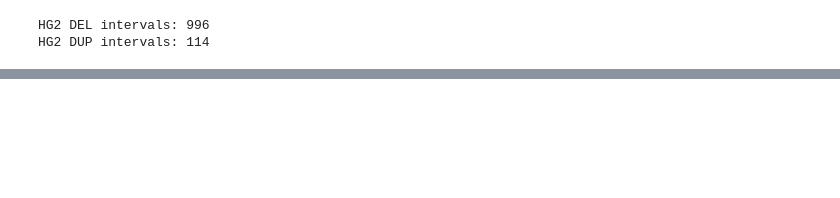
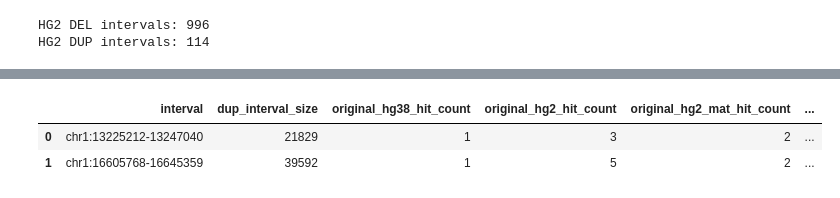
Before and after one commit to broadinstitute/T2T-ACE, a Jupyter notebook: notebooks/dup_dev.ipynb, the cells around one changed output, grey strips where cells are left out. Saved outputs shown, nothing was run; the diff lists cells and outputs as text; code cells hidden in the pictures; blank space fills up the shorter version.

```diff
--- a/notebooks/dup_dev.ipynb
+++ b/notebooks/dup_dev.ipynb
@@ -641,0 +315,70 @@ gap within DUP: chrY:10670735-10691642 chrY:10679715-10682442 20908 2728 13.05%
+# %%
+hg2_dup_summary_df = pd.DataFrame()
+hg2_dup_summary_df['interval'] = DUP_pass_intervals[:2]
+
+# Collect the results for each interval from dup_eval
+dup_interval_size_list = []
+original_hg38_hit_count_list = []
+original_hg2_hit_count_list = []
+original_hg2_mat_hit_count_list = []
+original_hg2_pat_hit_count_list = []
+original_dup_interval_major_classification_list = []
+original_dup_interval_sub_classification_list = []
+original_dup_interval_contain_big_gap_list = []
+corrected_interval_list = []
+corrected_interval_size_list = []
+expanded_length_list = []
+corrected_hg38_hit_count_list = []
+corrected_hg2_hit_count_list = []
+corrected_hg2_mat_hit_count_list = []
+corrected_hg2_pat_hit_count_list = []
+corrected_dup_interval_major_classification_list = []
+corrected_dup_interval_sub_classification_list = []
+corrected_pos_accuracy_list = []
+corrected_end_accuracy_list = []
+
+for interval in DUP_pass_intervals[:2]:
+    print(interval)
+    interval_sum_dict = duplication_evaluation.eval_dup_interval(interval, ReferenceLocations.hg38, ReferenceLocations.hg002t2t, hg38, hg002t2t).analyzeDuplicationIntervals()
+    dup_interval_size_list.append(interval_sum_dict['dup_interval_size'])
+    original_hg38_hit_count_list.append(interval_sum_dict['original_hg38_hit_count'])
+    original_hg2_hit_count_list.append(interval_sum_dict['original_hg2_hit_count'])
+    original_hg2_mat_hit_count_list.append(interval_sum_dict['original_hg2_mat_hit_count'])
+    original_hg2_pat_hit_count_list.append(interval_sum_dict['original_hg2_pat_hit_count'])
+    original_dup_interval_major_classification_list.append(interval_sum_dict['original_dup_interval_major_classification'])
+    original_dup_interval_sub_classification_list.append(interval_sum_dict['original_dup_interval_sub_classification'])
+    original_dup_interval_contain_big_gap_list.append(interval_sum_dict['original_dup_interval_contain_big_gap'])
+    corrected_interval_list.append(interval_sum_dict['corrected_interval'])
+    corrected_interval_size_list.append(interval_sum_dict['corrected_interval_size'])
+    expanded_length_list.append(interval_sum_dict['expanded_length'])
+    corrected_hg38_hit_count_list.append(interval_sum_dict['corrected_hg38_hit_count'])
+    corrected_hg2_hit_count_list.append(interval_sum_dict['corrected_hg2_hit_count'])
+    corrected_hg2_mat_hit_count_list.append(interval_sum_dict['corrected_hg2_mat_hit_count'])
+    corrected_hg2_pat_hit_count_list.append(interval_sum_dict['corrected_hg2_pat_hit_count'])
+    corrected_dup_interval_major_classification_list.append(interval_sum_dict['corrected_dup_interval_major_classification'])
+    corrected_dup_interval_sub_classification_list.append(interval_sum_dict['corrected_dup_interval_sub_classification'])
+    corrected_pos_accuracy_list.append(interval_sum_dict['corrected_pos_accuracy'])
+    corrected_end_accuracy_list.append(interval_sum_dict['corrected_end_accuracy'])
+
+hg2_dup_summary_df['dup_interval_size'] = dup_interval_size_list
+hg2_dup_summary_df['original_hg38_hit_count'] = original_hg38_hit_count_list
+hg2_dup_summary_df['original_hg2_hit_count'] = original_hg2_hit_count_list
+hg2_dup_summary_df['original_hg2_mat_hit_count'] = original_hg2_mat_hit_count_list
+hg2_dup_summary_df['original_hg2_pat_hit_count'] = original_hg2_pat_hit_count_list
+hg2_dup_summary_df['original_dup_interval_major_classification'] = original_dup_interval_major_classification_list
+hg2_dup_summary_df['original_dup_interval_sub_classification'] = original_dup_interval_sub_classification_list
+hg2_dup_summary_df['original_dup_interval_contain_big_gap'] = original_dup_interval_contain_big_gap_list
+hg2_dup_summary_df['corrected_interval'] = corrected_interval_list
+hg2_dup_summary_df['corrected_interval_size'] = corrected_interval_size_list
+hg2_dup_summary_df['expanded_length'] = expanded_length_list
+hg2_dup_summary_df['corrected_hg38_hit_count'] = corrected_hg38_hit_count_list
+hg2_dup_summary_df['corrected_hg2_hit_count'] = corrected_hg2_hit_count_list
+hg2_dup_summary_df['corrected_hg2_mat_hit_count'] = corrected_hg2_mat_hit_count_list
+hg2_dup_summary_df['corrected_hg2_pat_hit_count'] = corrected_hg2_pat_hit_count_list
+hg2_dup_summary_df['corrected_dup_interval_major_classification'] = corrected_dup_interval_major_classification_list
+hg2_dup_summary_df['corrected_dup_interval_sub_classification'] = corrected_dup_interval_sub_classification_list
+hg2_dup_summary_df['corrected_pos_accuracy'] = corrected_pos_accuracy_list
+hg2_dup_summary_df['corrected_end_accuracy'] = corrected_end_accuracy_list
+
+hg2_dup_summary_df.head()
+# %% [output]
@@ -641,0 +402,3 @@ gap within DUP: chrY:10670735-10691642 chrY:10679715-10682442 20908 2728 13.05%
+|  | interval | dup_interval_size | original_hg38_hit_count | original_hg2_hit_count | original_hg2_mat_hit_count | ... |
+| 0 | chr1:13225212-13247040 | 21829 | 1 | 3 | 2 | ... |
+| 1 | chr1:16605768-16645359 | 39592 | 1 | 5 | 2 | ... |
```
Also changed, not shown: parts of 35 cells of this notebook, 2 other files.
